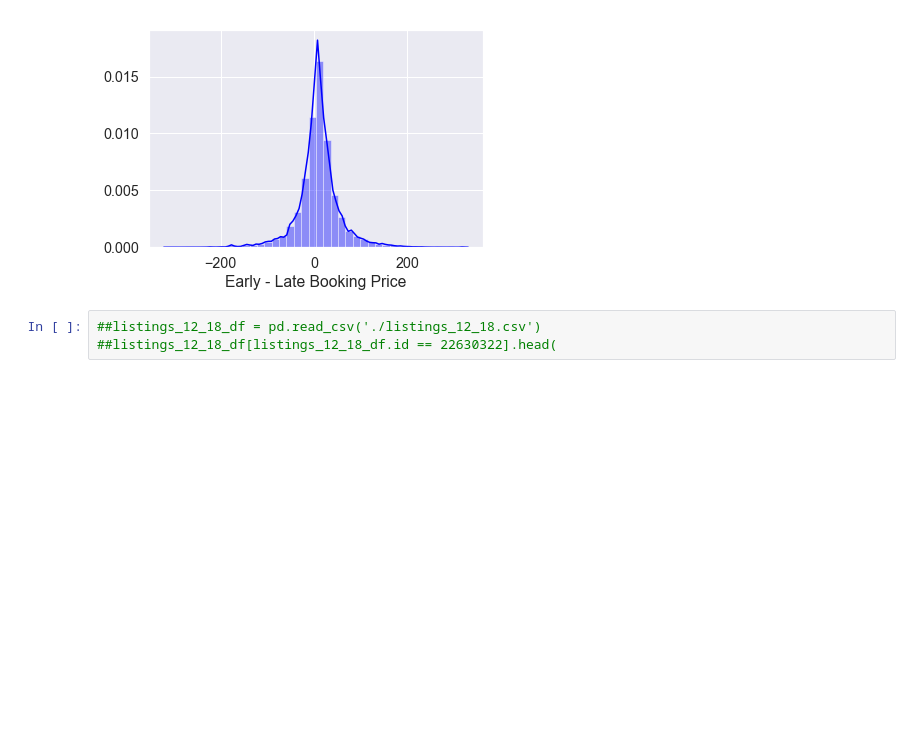
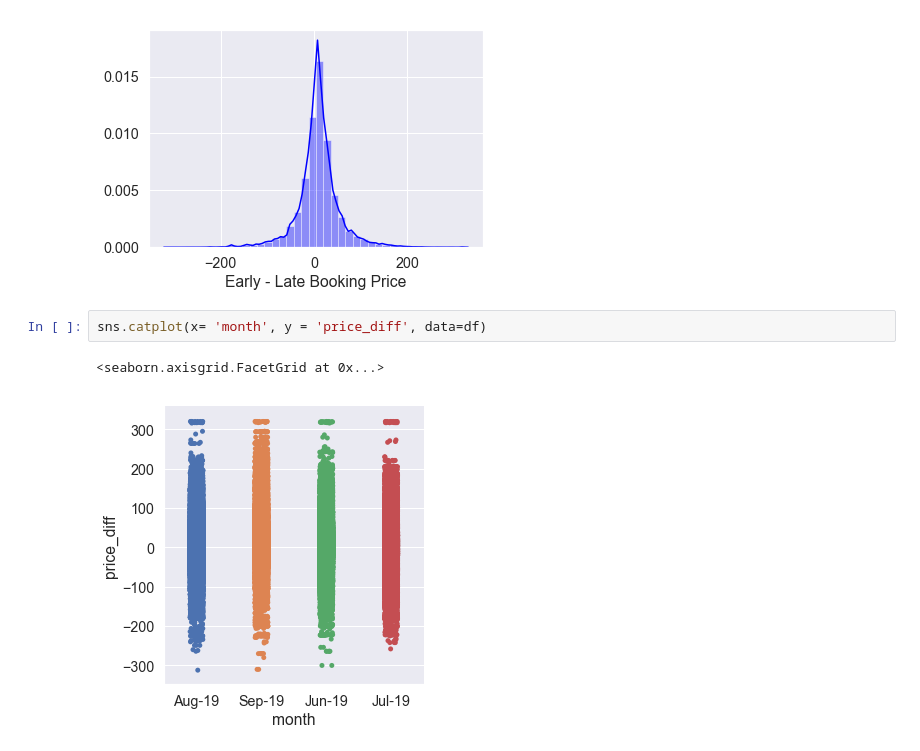
Before and after one commit to jfude/DSND-DataScienceBlog, a Jupyter notebook: Q2_BookEarly?.ipynb, the cells around one changed output. Saved outputs shown, nothing was run; the diff lists cells and outputs as text; blank space fills up the shorter version.

```diff
--- a/Q2_BookEarly?.ipynb
+++ b/Q2_BookEarly?.ipynb
@@ -124,6 +124,8 @@ ax.set_xlabel("Early - Late Booking Price")
 # %% [output]
 <matplotlib.text.Text at 0x...>
 [figure]
-# %%
-##listings_12_18_df = pd.read_csv('./listings_12_18.csv')
-##listings_12_18_df[listings_12_18_df.id == 22630322].head(
+# %%
+sns.catplot(x= 'month', y = 'price_diff', data=df)
+# %% [output]
+<seaborn.axisgrid.FacetGrid at 0x...>
+[figure, added]
```
Also changed, not shown: parts of 1 cell of this notebook, 1 other file.
